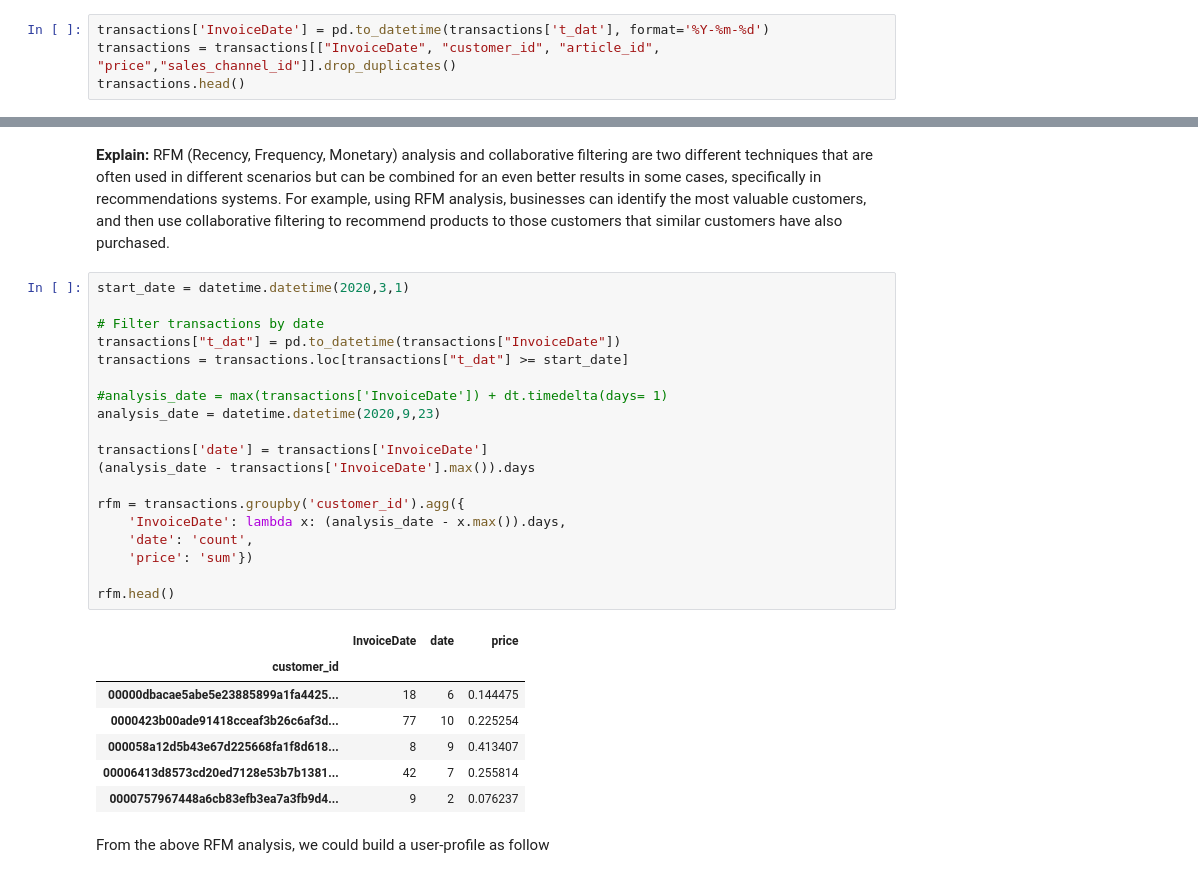
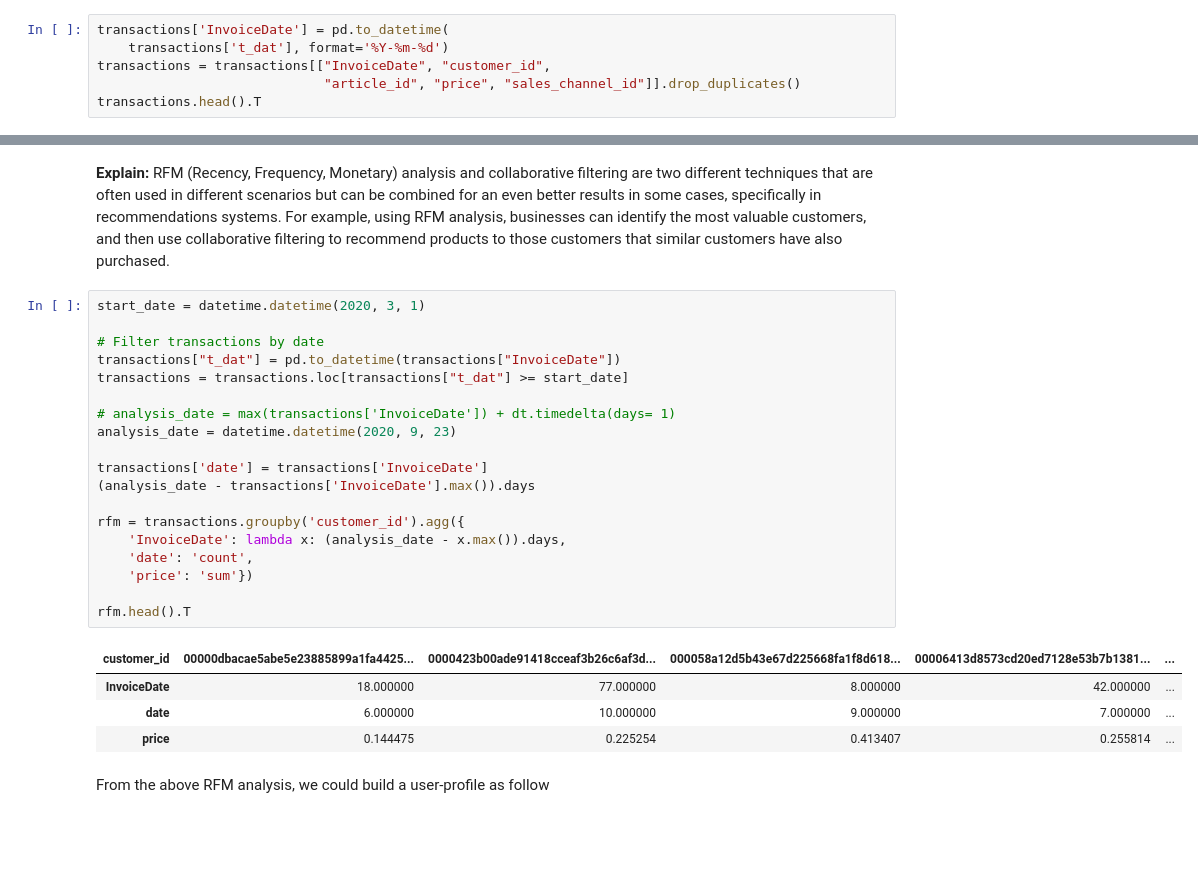
Before and after one commit to GiangNguyenn/FinalAssignmentGroup03, a Jupyter notebook: refactor_asm_3.ipynb, the cells around one changed output, grey strips where cells are left out. Saved outputs shown, nothing was run; the diff lists cells and outputs as text; blank space fills up the shorter version.

```diff
--- a/refactor_asm_3.ipynb
+++ b/refactor_asm_3.ipynb
@@ -368,6 +573,8 @@ Each methodology employed has its own specific and unique means of processing th
 The transformation of the variable t_dat to the variable InvoiceDate with the appropriate format for time series analysis to facilitate further processing. In addition, duplicate records were removed as they are not necessary
 # %%
-transactions['InvoiceDate'] = pd.to_datetime(transactions['t_dat'], format='%Y-%m-%d')
-transactions = transactions[["InvoiceDate", "customer_id", "article_id", "price","sales_channel_id"]].drop_duplicates()
-transactions.head()
+transactions['InvoiceDate'] = pd.to_datetime(
+    transactions['t_dat'], format='%Y-%m-%d')
+transactions = transactions[["InvoiceDate", "customer_id",
+                             "article_id", "price", "sales_channel_id"]].drop_duplicates()
+transactions.head().T
 # %% [output]
@@ -399,32 +606,29 @@ The number of unique products that were the subject of transactions is 104547, i
 # %% [markdown]
 <b>Explain:</b> RFM (Recency, Frequency, Monetary) analysis and collaborative filtering are two different techniques that are often used in different scenarios but can be combined for an even better results in some cases, specifically in recommendations systems. For example, using RFM analysis, businesses can identify the most valuable customers, and then use collaborative filtering to recommend products to those customers that similar customers have also purchased.
 # %%
-start_date = datetime.datetime(2020,3,1)
+start_date = datetime.datetime(2020, 3, 1)
 
 # Filter transactions by date
 transactions["t_dat"] = pd.to_datetime(transactions["InvoiceDate"])
 transactions = transactions.loc[transactions["t_dat"] >= start_date]
 
-#analysis_date = max(transactions['InvoiceDate']) + dt.timedelta(days= 1)
-analysis_date = datetime.datetime(2020,9,23)
+# analysis_date = max(transactions['InvoiceDate']) + dt.timedelta(days= 1)
+analysis_date = datetime.datetime(2020, 9, 23)
 
 transactions['date'] = transactions['InvoiceDate']
 (analysis_date - transactions['InvoiceDate'].max()).days
 
 rfm = transactions.groupby('customer_id').agg({
     'InvoiceDate': lambda x: (analysis_date - x.max()).days,
     'date': 'count',
     'price': 'sum'})
 
-rfm.head()
+rfm.head().T
 # %% [output]
-|  | InvoiceDate | date | price |
-| customer_id |  |  |  |
-| 00000dbacae5abe5e23885899a1fa4425... | 18 | 6 | 0.144475 |
-| 0000423b00ade91418cceaf3b26c6af3d... | 77 | 10 | 0.225254 |
-| 000058a12d5b43e67d225668fa1f8d618... | 8 | 9 | 0.413407 |
-| 00006413d8573cd20ed7128e53b7b1381... | 42 | 7 | 0.255814 |
-| 0000757967448a6cb83efb3ea7a3fb9d4... | 9 | 2 | 0.076237 |
+| customer_id | 00000dbacae5abe5e23885899a1fa4425... | 0000423b00ade91418cceaf3b26c6af3d... | 000058a12d5b43e67d225668fa1f8d618... | 00006413d8573cd20ed7128e53b7b1381... | ... |
+| InvoiceDate | 18.000000 | 77.000000 | 8.000000 | 42.000000 | ... |
+| date | 6.000000 | 10.000000 | 9.000000 | 7.000000 | ... |
+| price | 0.144475 | 0.225254 | 0.413407 | 0.255814 | ... |
 # %% [markdown]
 From the above RFM analysis, we could build a user-profile as follow
 # %%
```
Also changed, not shown: parts of 107 cells of this notebook, 2 other files.
